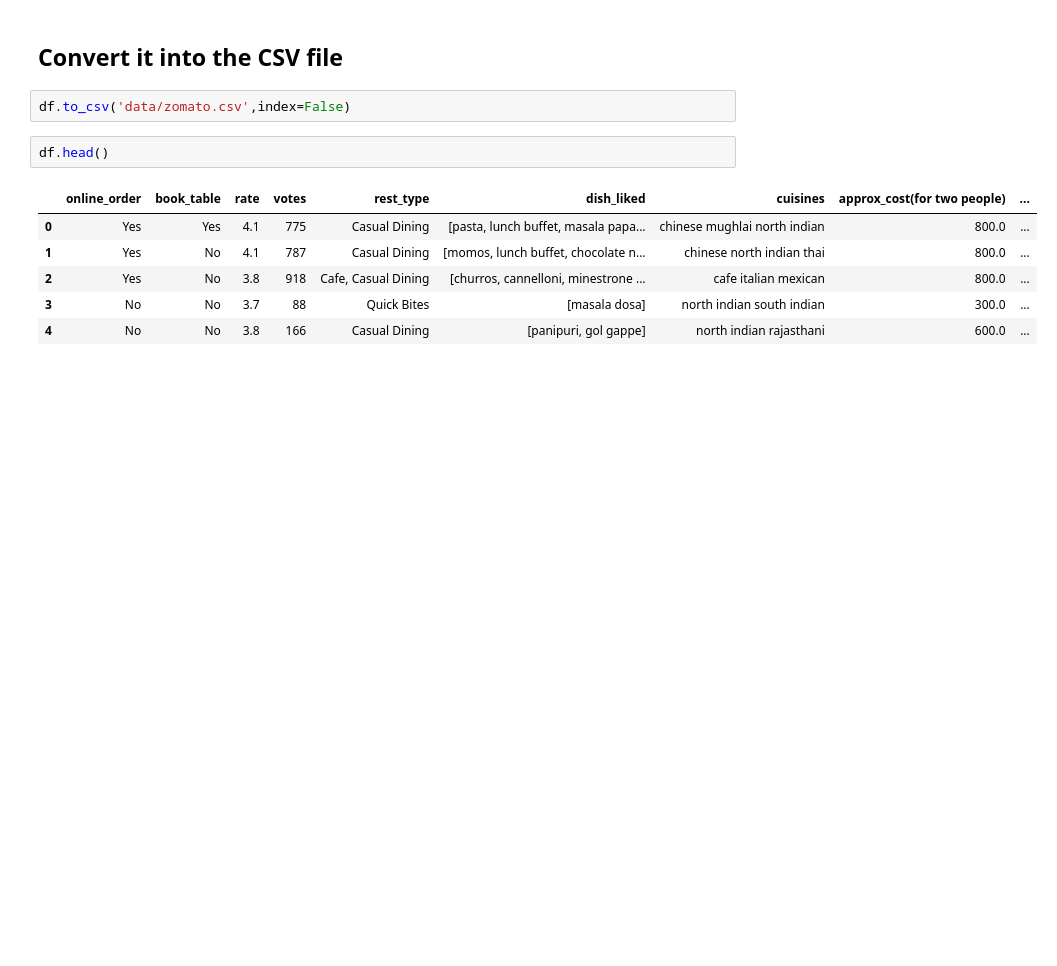
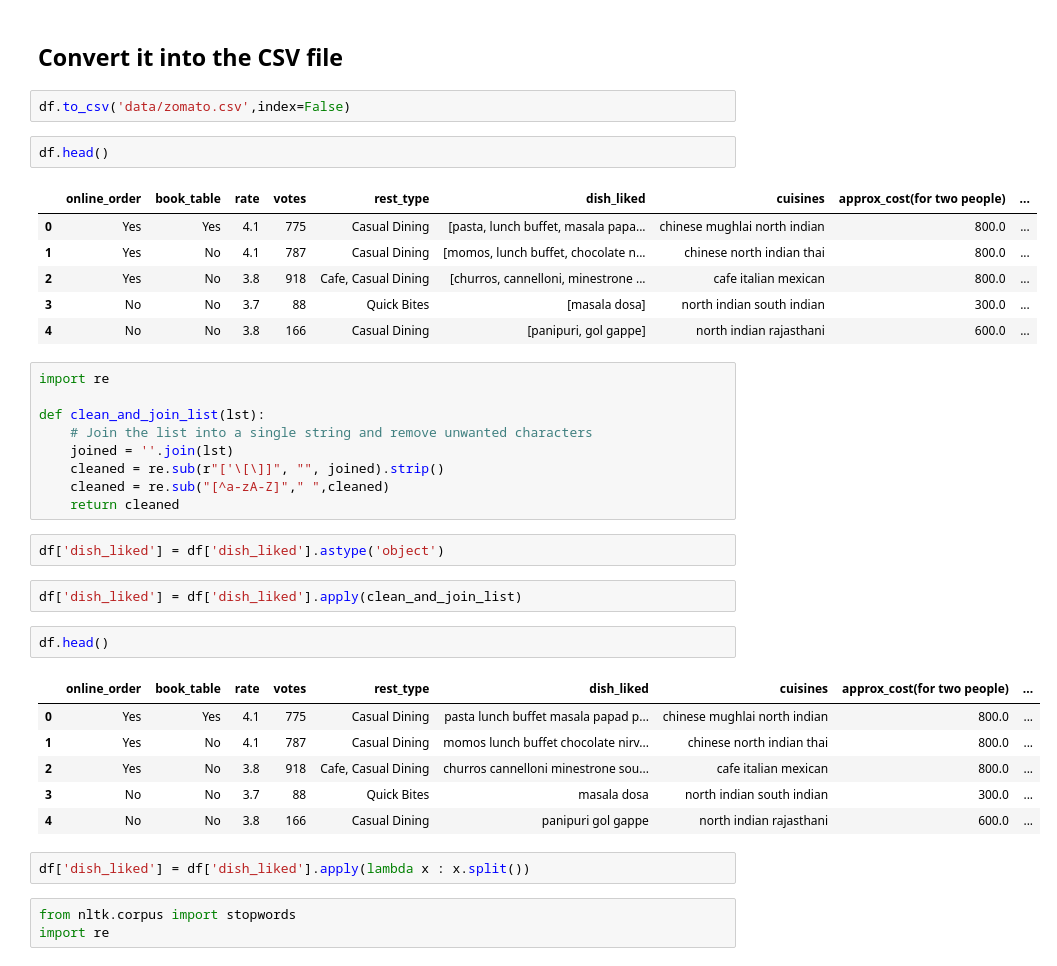
Before and after one commit to sathishsadie/Rating-Prediction-Zomato-Dataset, a Jupyter notebook: research/sample-cleaning.ipynb, the cells around one changed output. Saved outputs shown, nothing was run; the diff lists cells and outputs as text; blank space fills up the shorter version.

```diff
--- a/research/sample-cleaning.ipynb
+++ b/research/sample-cleaning.ipynb
@@ -270,3 +270,30 @@ df.head()
 | 2 | Yes | No | 3.8 | 918 | Cafe, Casual Dining | [churros, cannelloni, minestrone ... | cafe italian mexican | 800.0 | ... |
 | 3 | No | No | 3.7 | 88 | Quick Bites | [masala dosa] | north indian south indian | 300.0 | ... |
 | 4 | No | No | 3.8 | 166 | Casual Dining | [panipuri, gol gappe] | north indian rajasthani | 600.0 | ... |
+# %%
+import re
+
+def clean_and_join_list(lst):
+    # Join the list into a single string and remove unwanted characters
+    joined = ''.join(lst)
+    cleaned = re.sub(r"['\[\]]", "", joined).strip()
+    cleaned = re.sub("[^a-zA-Z]"," ",cleaned)
+    return cleaned
+# %%
+df['dish_liked'] = df['dish_liked'].astype('object')
+# %%
+df['dish_liked'] = df['dish_liked'].apply(clean_and_join_list)
+# %%
+df.head()
+# %% [output]
+|  | online_order | book_table | rate | votes | rest_type | dish_liked | cuisines | approx_cost(for two people) | ... |
+| 0 | Yes | Yes | 4.1 | 775 | Casual Dining | pasta lunch buffet masala papad p... | chinese mughlai north indian | 800.0 | ... |
+| 1 | Yes | No | 4.1 | 787 | Casual Dining | momos lunch buffet chocolate nirv... | chinese north indian thai | 800.0 | ... |
+| 2 | Yes | No | 3.8 | 918 | Cafe, Casual Dining | churros cannelloni minestrone sou... | cafe italian mexican | 800.0 | ... |
+| 3 | No | No | 3.7 | 88 | Quick Bites | masala dosa | north indian south indian | 300.0 | ... |
+| 4 | No | No | 3.8 | 166 | Casual Dining | panipuri gol gappe | north indian rajasthani | 600.0 | ... |
+# %%
+df['dish_liked'] = df['dish_liked'].apply(lambda x : x.split())
+# %%
+from nltk.corpus import stopwords
+import re
```
Also changed, not shown: parts of 8 cells of this notebook, 10 other files.
